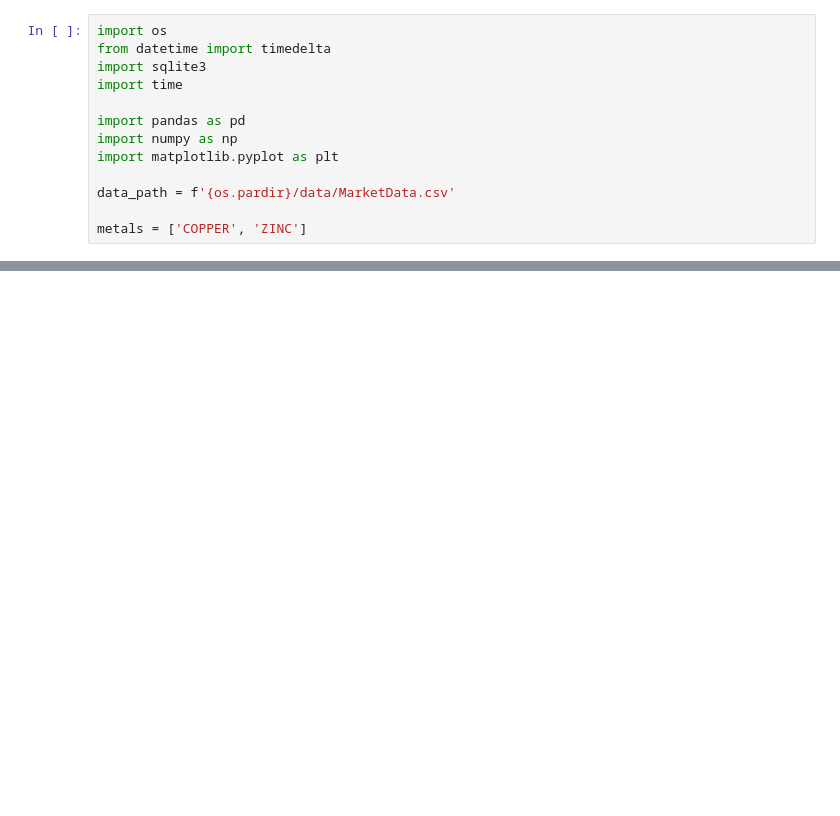
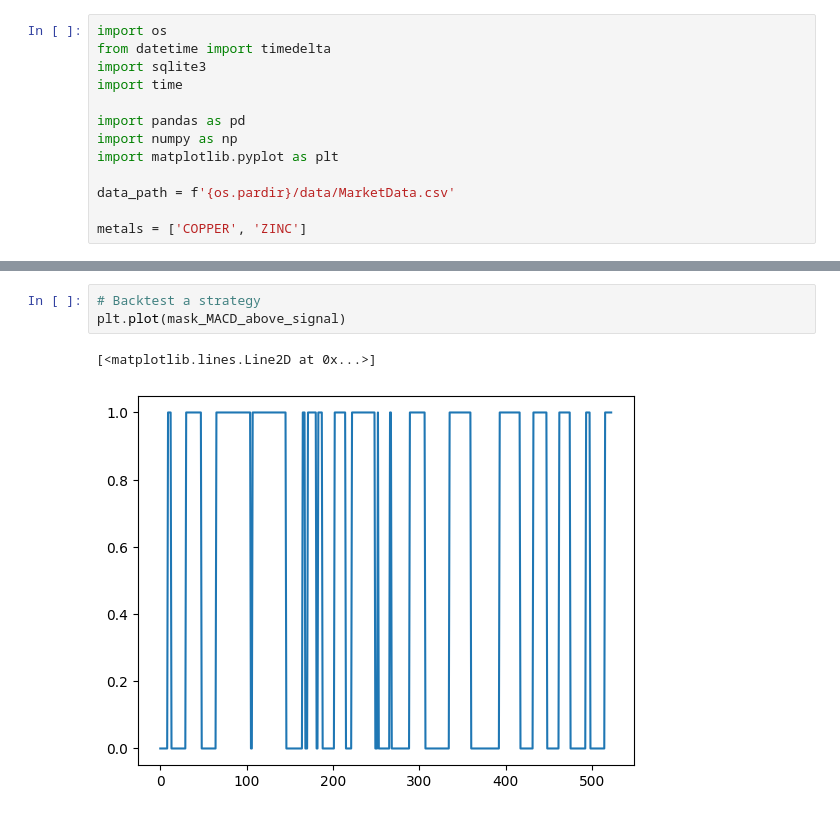
Before and after one commit to elena-faillace/OilDesk-Intern-Assessment, a Jupyter notebook: solutions/question4.ipynb, the cells around one changed output, grey strips where cells are left out. Cells and saved outputs as stored; diff of their text form; blank space fills up the shorter version.

Commit message:
started strategy

```diff
--- a/solutions/question4.ipynb
+++ b/solutions/question4.ipynb
@@ -87,0 +104,6 @@ plt.show()
+# %%
+# Backtest a strategy
+plt.plot(mask_MACD_above_signal)
+# %% [output]
+[<matplotlib.lines.Line2D at 0x...>]
+[figure, added]
```
Also changed, not shown: parts of 2 cells of this notebook, 3 other files.
